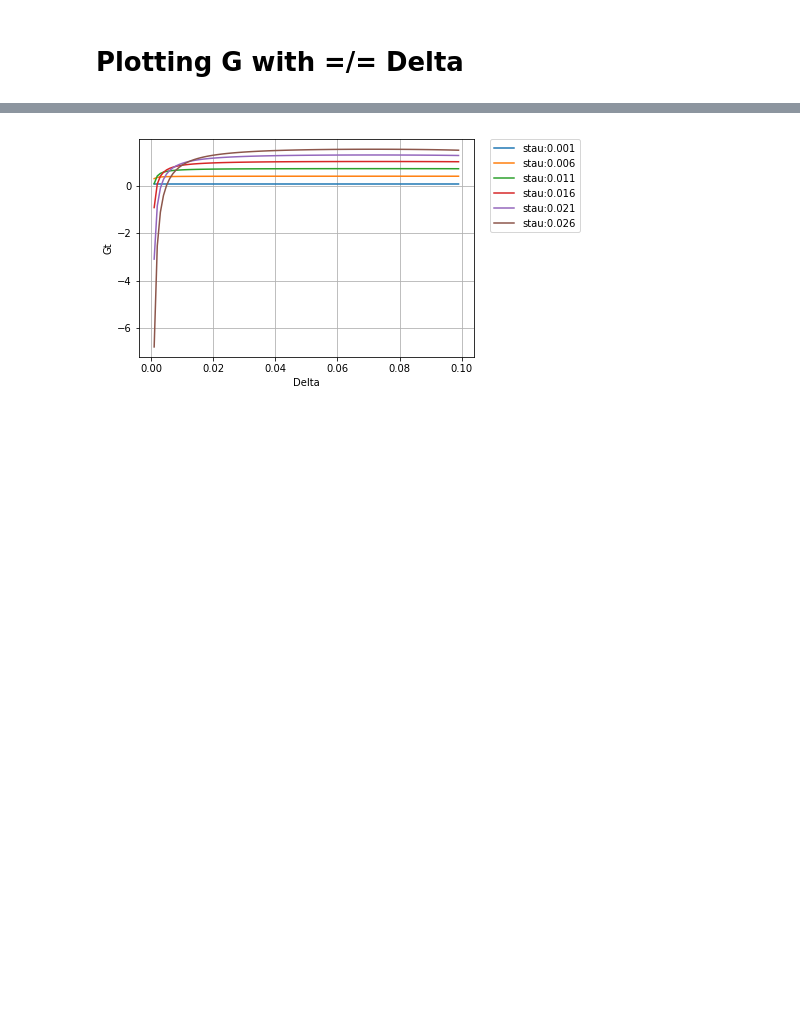
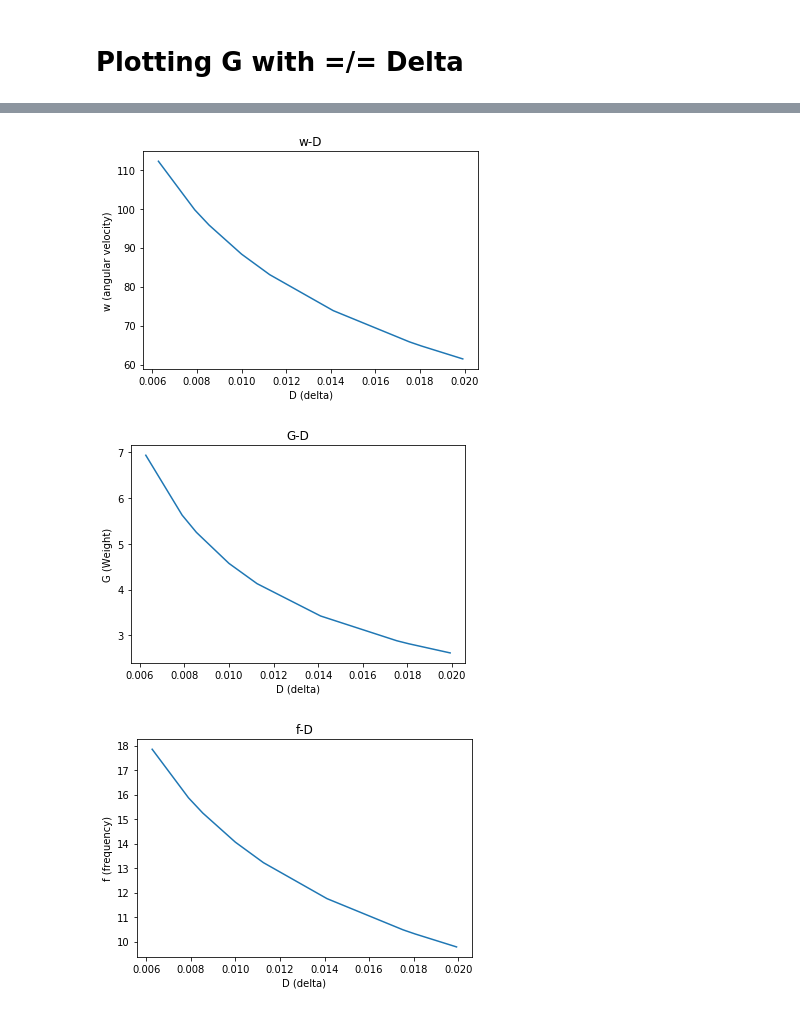
Before and after one commit to YacineOb/BasalGangliaModel2017, a Jupyter notebook: Diagram MsnGpFsi.ipynb, the cells around one changed output, grey strips where cells are left out. Cells and saved outputs as stored; diff of their text form; code cells hidden in the pictures; blank space fills up the shorter version.

```diff
--- a/Diagram MsnGpFsi.ipynb
+++ b/Diagram MsnGpFsi.ipynb
@@ -216,11 +67,0 @@ plt.show()
-# %%
-for tau in np.arange(0.001,0.03,0.005):
-    equaC(22,tau)
-
-plt.ylabel('Gt')
-plt.xlabel('Delta')
-plt.legend(bbox_to_anchor=(1.05, 1), loc=2, borderaxespad=0.)
-plt.grid()
-plt.show()
-# %% [output]
-[figure, removed]
@@ -226,0 +111,63 @@ plt.show()
+# %%
+t1 =0.020
+t2 =0.010
+t3 =0.010                      #(time constant)
+Delta = 0.0070 + 0.0010 + 0.0008 #(delay)
+wvalue=[]
+deltavalue=[]
+gtvalue=[]
+
+
+w= 94.3368709307
+Gt= 5.1125604688
+
+for Delta in tqdm(np.arange(0.0001, 0.0200, 0.00001)):
+    wlist = []
+    Gtlist = []
+
+    iwlist = []
+    iGtlist = []
+
+    for w in np.arange(0.1, 150, 0.01):
+        Gt=((t1*t2+t1*t3+t2*t3)*(w**2)-1)/(cos(w*Delta))
+        Gtlist.append(Gt)
+        wlist.append(w)
+
+        iGt = (w*(t1+t2+t3)-w*(t1*t2*t3))/sin(w*Delta)
+        iGtlist.append(iGt)
+        iwlist.append(w)
+
+        if round(Gt,5) == round(iGt,5):
+            gtvalue.append(Gt)
+            wvalue.append(w)
+            deltavalue.append(Delta)
+        else:
+            pass
+
+#plt.plot(gtvalue,wvalue)
+#plt.title('value for which eqR-eqC=0 depending on w over G')
+#plt.ylabel('w (angular velocity) ')
+#plt.xlabel('G (Weight)')
+#plt.show()
+
+plt.plot(deltavalue, wvalue)
+plt.title('w-D')
+plt.ylabel('w (angular velocity)')
+plt.xlabel('D (delta)')
+plt.show()
+
+plt.plot(deltavalue, gtvalue)
+plt.title('G-D')
+plt.ylabel('G (Weight)')
+plt.xlabel('D (delta)')
+plt.show()
+
+plt.plot(deltavalue, [x/(2*pi) for x in wvalue])
+plt.title('f-D')
+plt.ylabel('f (frequency)')
+plt.xlabel('D (delta)')
+plt.show()
+# %% [output]
+[figure, added]
+[figure, added]
+[figure, added]
```
Also changed, not shown: parts of 15 cells of this notebook, 2 other files.
